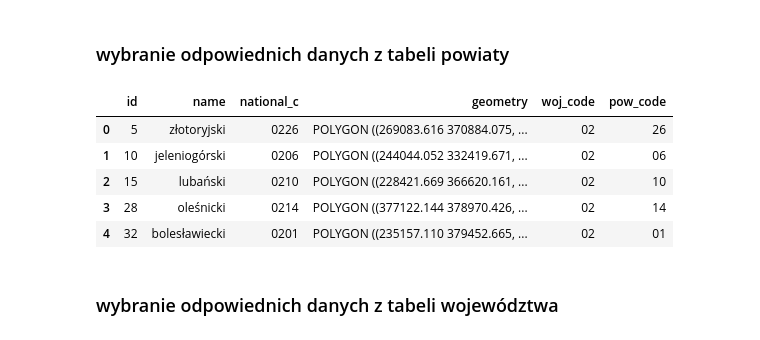
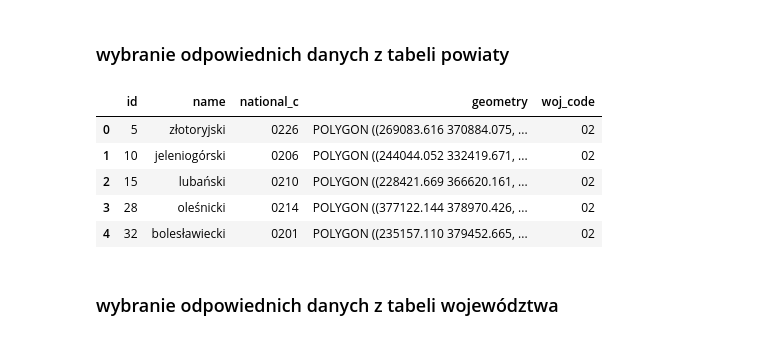
Before and after one commit to affq/analiza-meteo, a Jupyter notebook: main.ipynb, the cells around one changed output. Drawn from its saved outputs; the diff is of its cells as text; code cells hidden in the pictures.

```diff
--- a/main.ipynb
+++ b/main.ipynb
@@ -90,16 +102,15 @@ effacility
 # %%
 powiaty = powiaty = gpd.read_file("dane_przestrzenne/powiaty.shp")
 powiaty = powiaty[["id", "name", "national_c", "geometry"]]
 powiaty['woj_code'] = powiaty.apply(lambda x: x['national_c'][:2], axis=1)
-powiaty['pow_code'] = powiaty.apply(lambda x: x['national_c'][2:], axis=1)
 powiaty.head()
 # %% [output]
-|  | id | name | national_c | geometry | woj_code | pow_code |
-| 0 | 5 | złotoryjski | 0226 | POLYGON ((269083.616 370884.075, ... | 02 | 26 |
-| 1 | 10 | jeleniogórski | 0206 | POLYGON ((244044.052 332419.671, ... | 02 | 06 |
-| 2 | 15 | lubański | 0210 | POLYGON ((228421.669 366620.161, ... | 02 | 10 |
-| 3 | 28 | oleśnicki | 0214 | POLYGON ((377122.144 378970.426, ... | 02 | 14 |
-| 4 | 32 | bolesławiecki | 0201 | POLYGON ((235157.110 379452.665, ... | 02 | 01 |
+|  | id | name | national_c | geometry | woj_code |
+| 0 | 5 | złotoryjski | 0226 | POLYGON ((269083.616 370884.075, ... | 02 |
+| 1 | 10 | jeleniogórski | 0206 | POLYGON ((244044.052 332419.671, ... | 02 |
+| 2 | 15 | lubański | 0210 | POLYGON ((228421.669 366620.161, ... | 02 |
+| 3 | 28 | oleśnicki | 0214 | POLYGON ((377122.144 378970.426, ... | 02 |
+| 4 | 32 | bolesławiecki | 0201 | POLYGON ((235157.110 379452.665, ... | 02 |
 # %% [markdown]
 ### wybranie odpowiednich danych z tabeli województwa
 # %%
```
Also changed, not shown: parts of 12 cells of this notebook.
